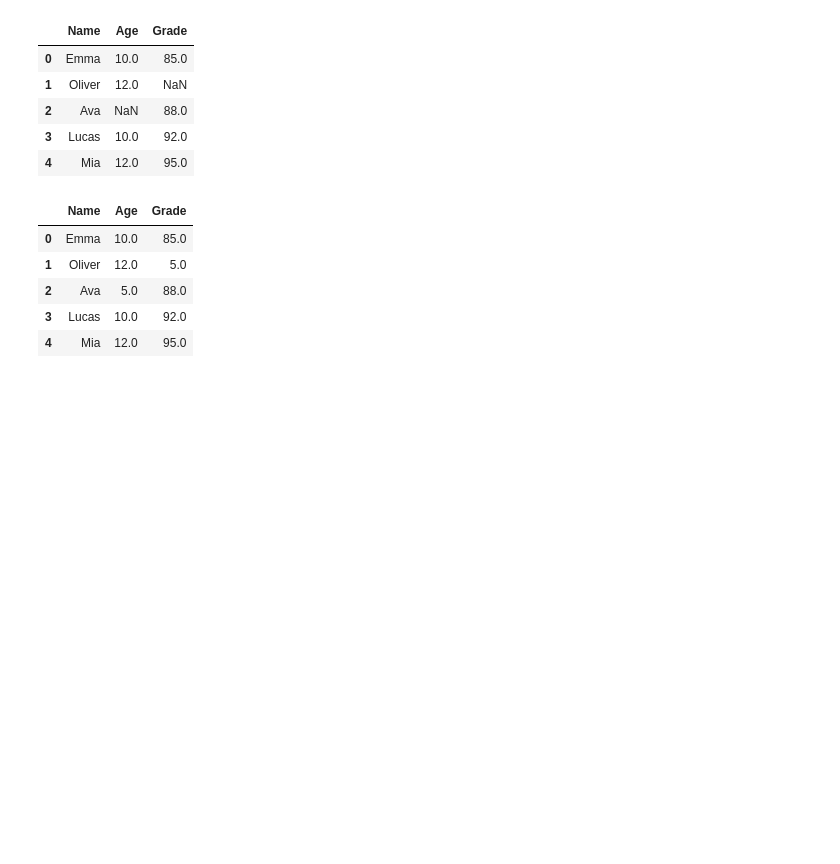
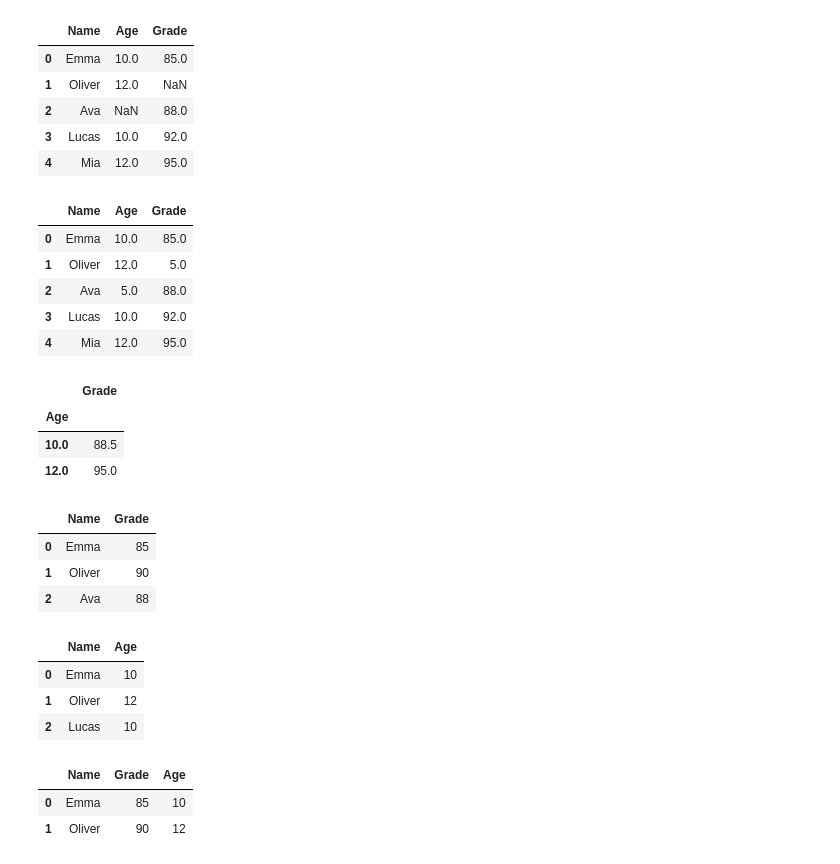
Before and after one commit to byambaa1982/python_cources_for_beginers, a Jupyter notebook: Mini Project 1/Pandas_2.ipynb, the cells around one changed output. Saved outputs shown, nothing was run; the diff lists cells and outputs as text; code cells hidden in the pictures; blank space fills up the shorter version.

```diff
--- a/Mini Project 1/Pandas_2.ipynb
+++ b/Mini Project 1/Pandas_2.ipynb
@@ -29,3 +29,11 @@ df_clean
 | 2 | Ava | 5.0 | 88.0 |
 | 3 | Lucas | 10.0 | 92.0 |
 | 4 | Mia | 12.0 | 95.0 |
+# %%
+grouped_df = df.groupby('Age').mean(numeric_only = True)
+grouped_df
+# %% [output]
+|  | Grade |
+| Age |  |
+| 10.0 | 88.5 |
+| 12.0 | 95.0 |
@@ -31,0 +50,23 @@ df_clean
+# %%
+df1 = pd.DataFrame(data1)
+df1
+# %% [output]
+|  | Name | Grade |
+| 0 | Emma | 85 |
+| 1 | Oliver | 90 |
+| 2 | Ava | 88 |
+# %%
+df2 = pd.DataFrame(data2)
+df2
+# %% [output]
+|  | Name | Age |
+| 0 | Emma | 10 |
+| 1 | Oliver | 12 |
+| 2 | Lucas | 10 |
+# %%
+inner_merged_df = pd.merge(df1, df2, on = 'Name', how = 'inner')
+inner_merged_df
+# %% [output]
+|  | Name | Grade | Age |
+| 0 | Emma | 85 | 10 |
+| 1 | Oliver | 90 | 12 |
```
Also changed, not shown: parts of 3 cells of this notebook.
